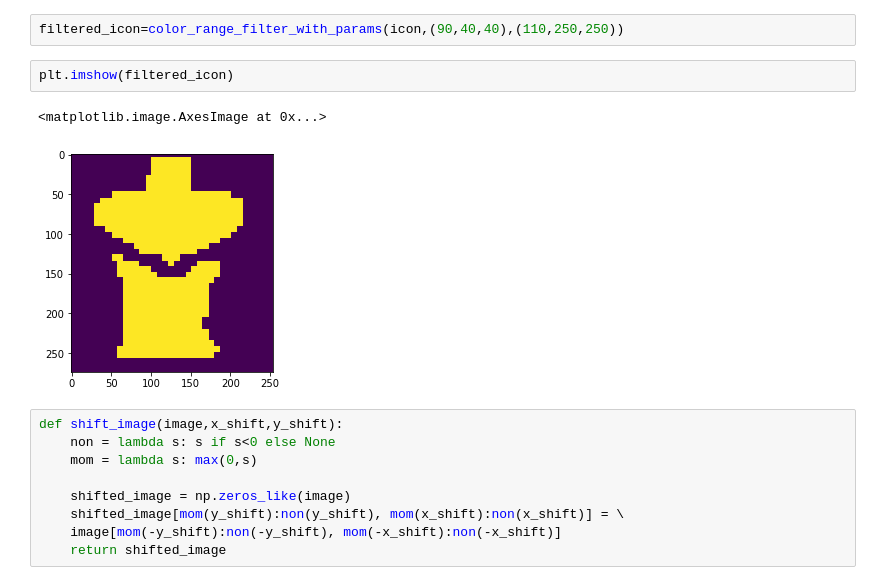
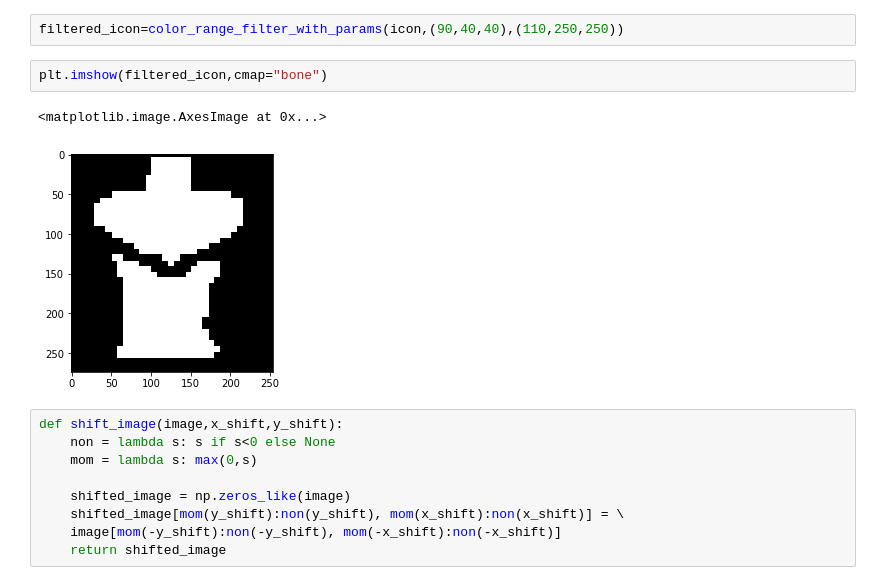
Before and after one commit to Monketo/LOLproject, a Jupyter notebook: Tower_extractor.ipynb, the cells around one changed output. Saved outputs shown, nothing was run; the diff lists cells and outputs as text.

```diff
--- a/Tower_extractor.ipynb
+++ b/Tower_extractor.ipynb
@@ -45,10 +45,10 @@ def color_range_filter_with_params(img,min_hue,max_hue):
 # %%
 filtered_icon=color_range_filter_with_params(icon,(90,40,40),(110,250,250))
 # %%
-plt.imshow(filtered_icon)
+plt.imshow(filtered_icon,cmap="bone")
 # %% [output]
 <matplotlib.image.AxesImage at 0x...>
-[figure, old version]
+[figure, new version]
 # %%
 def shift_image(image,x_shift,y_shift):
     non = lambda s: s if s<0 else None
```
Also changed, not shown: parts of 4 cells of this notebook.
